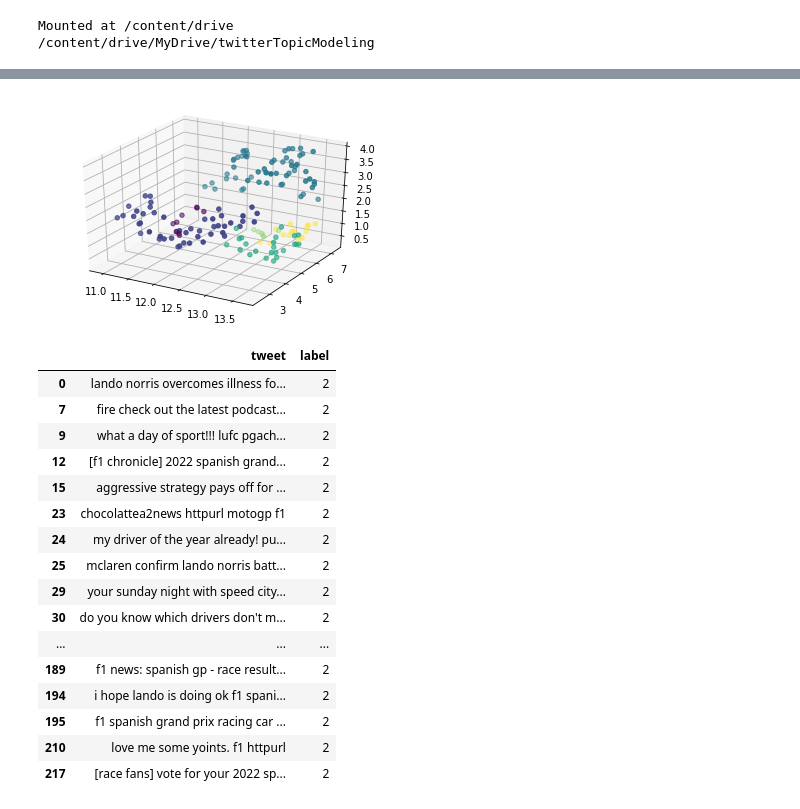
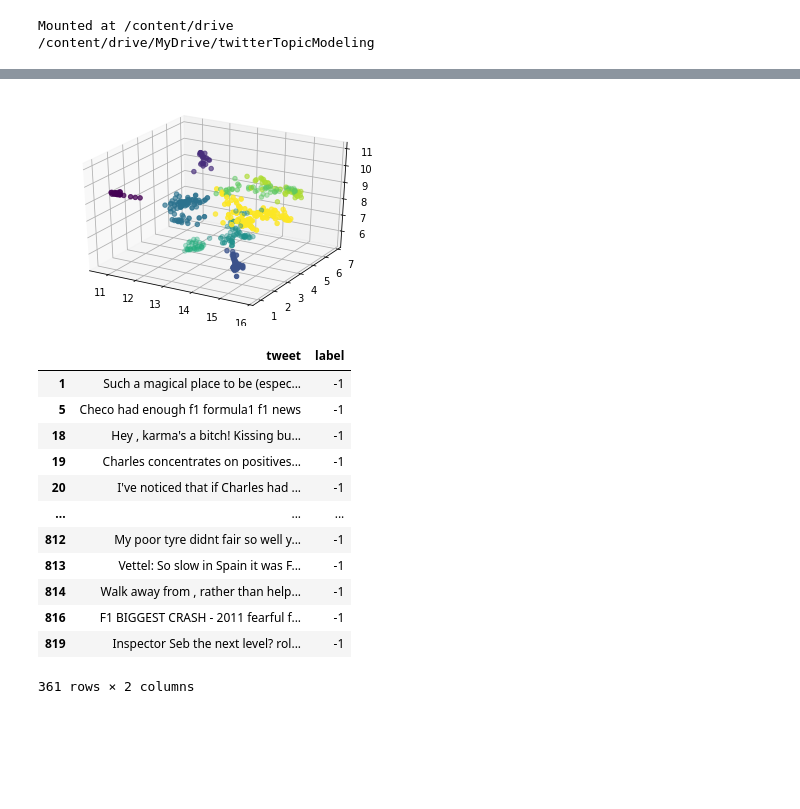
Before and after one commit to shaikadish/twitterTopicModeling, a Jupyter notebook: twitterTopicModeling.ipynb, the cells around one changed output, grey strips where cells are left out. Drawn from its saved outputs; the diff is of its cells as text; code cells hidden in the pictures; blank space fills up the shorter version.

```diff
--- a/twitterTopicModeling.ipynb
+++ b/twitterTopicModeling.ipynb
@@ -174,6 +174,6 @@ def get_tweets(hashtags: list,
     else:
         begin_period[1]=str(int(begin_period[1])-period)
     begin_period='/'.join(begin_period)
-    return recent_search_lookup(hashtags,start_time=begin_period,end_time=today,max_count=300)
+    return recent_search_lookup(hashtags,start_time=begin_period,end_time=today,max_count=1000)
 
-a=get_tweets(['f1'],5)
+#a=get_tweets(['f1'],5)
@@ -297,7 +276,7 @@ def get_tweet_embedding(text):
     :param text: The list of tweet texts
     :return: The set of embedding vectors
     """
-    model=SentenceTransformer('distilbert-base-nli-mean-tokens')
+    model=SentenceTransformer('sentence-transformers/all-mpnet-base-v2')
     embedding=[]
     for tweet in text:
         embedding.append(model.encode(tweet))
@@ -323,9 +302,12 @@ def get_text(tags=['f1']):
     #nlp = spacy.load("en_core_web_sm")
     stops={'emoji','url','@usuario','usuario'}
     for tweet in tweets:
-        new_text=' '.join(preprocess_tweet(tweet['text'],lang="en").lower().split('\n'))
-        new_text=' '.join([word for word in new_text.split(' ') if  not(word in stops)])
-        text.append(new_text)
+      line_list=preprocess_tweet(tweet['text'],lang="en",user_token='',url_token='').split('\n')
+      if line_list[0][0]=='[' and line_list[0][-1]==']':
+        line_list=line_list[1:]
+      new_text=' '.join(line_list)
+      new_text=' '.join([word for word in new_text.split(' ') if  not(word in stops)])
+      text.append(new_text)
     return text
 
-visualise_embedding(get_tweet_embedding(get_text()))
+#visualise_embedding(get_tweet_embedding(get_text()))
@@ -353,7 +347,7 @@ def get_topics(vectors):
     """
     fit=umap.UMAP(n_components=5,n_neighbors=15,metric='cosine')
     reduced_data=fit.fit_transform(vectors)
-    cluster = hdbscan.HDBSCAN(min_cluster_size=5,
+    cluster = hdbscan.HDBSCAN(min_cluster_size=15,
                           metric='euclidean',
                           cluster_selection_method='eom').fit(reduced_data)
     fit=umap.UMAP(n_components=3,n_neighbors=15,metric='cosine')
@@ -394,30 +376,26 @@ df[df['label']==3]
 # %%
 data={'tweet':text,'label':labels}
 df=pd.DataFrame(data=data)
-new_text=pd.Series(text)[df.label==3].to_list()
-new_vectors=tweet_embeddings[df.label==3]
+new_text=pd.Series(text)[df.label==5].to_list()
+new_vectors=tweet_embeddings[df.label==5]
 new_labels=get_topic_clusters(new_vectors)
 # %% [output]
-[figure, old version]
+[figure, new version]
 # %%
 data={'tweet':new_text,'label':new_labels}
 new_df=pd.DataFrame(data=data)
-new_df[new_df.label==2]
+new_df[new_df.label==-1]
 # %% [output]
 |  | tweet | label |
-| 0 | lando norris overcomes illness fo... | 2 |
-| 7 | fire check out the latest podcast... | 2 |
-| 9 | what a day of sport!!! lufc pgach... | 2 |
-| 12 | [f1 chronicle] 2022 spanish grand... | 2 |
-| 15 | aggressive strategy pays off for ... | 2 |
-| 23 | chocolattea2news httpurl motogp f1 | 2 |
-| 24 | my driver of the year already! pu... | 2 |
-| 25 | mclaren confirm lando norris batt... | 2 |
-| 29 | your sunday night with speed city... | 2 |
-| 30 | do you know which drivers don't m... | 2 |
+| 1 | Such a magical place to be (espec... | -1 |
+| 5 | Checo had enough f1 formula1 f1 news | -1 |
+| 18 | Hey , karma's a bitch! Kissing bu... | -1 |
+| 19 | Charles concentrates on positives... | -1 |
+| 20 | I've noticed that if Charles had ... | -1 |
 | ... | ... | ... |
-| 189 | f1 news: spanish gp - race result... | 2 |
-| 194 | i hope lando is doing ok f1 spani... | 2 |
-| 195 | f1 spanish grand prix racing car ... | 2 |
-| 210 | love me some yoints. f1 httpurl | 2 |
-| 217 | [race fans] vote for your 2022 sp... | 2 |
+| 812 | My poor tyre didnt fair so well y... | -1 |
+| 813 | Vettel: So slow in Spain it was F... | -1 |
+| 814 | Walk away from , rather than help... | -1 |
+| 816 | F1 BIGGEST CRASH - 2011 fearful f... | -1 |
+| 819 | Inspector Seb the next level? rol... | -1 |
+361 rows × 2 columns
```
Also changed, not shown: parts of 14 cells of this notebook.
